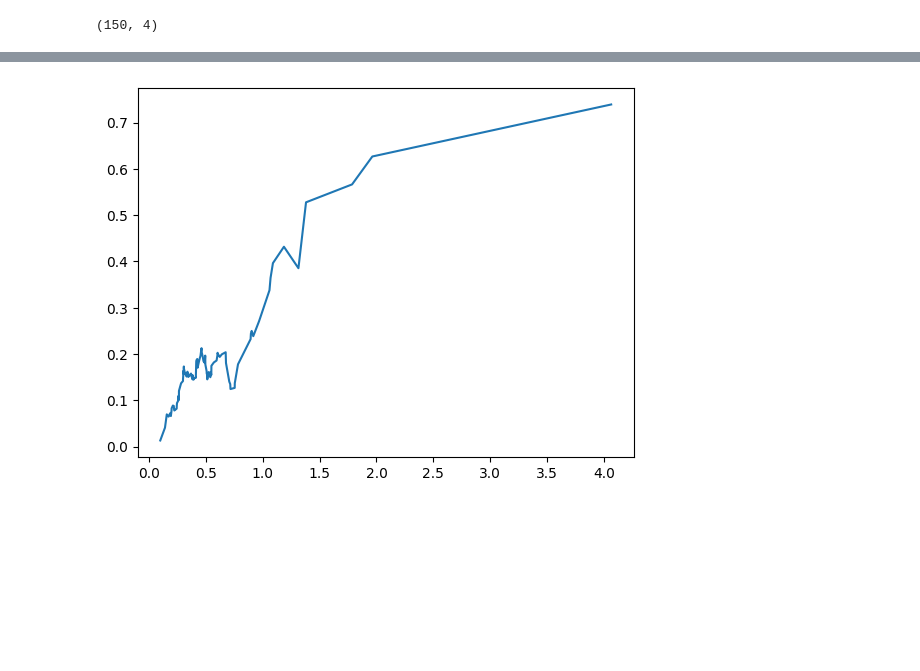
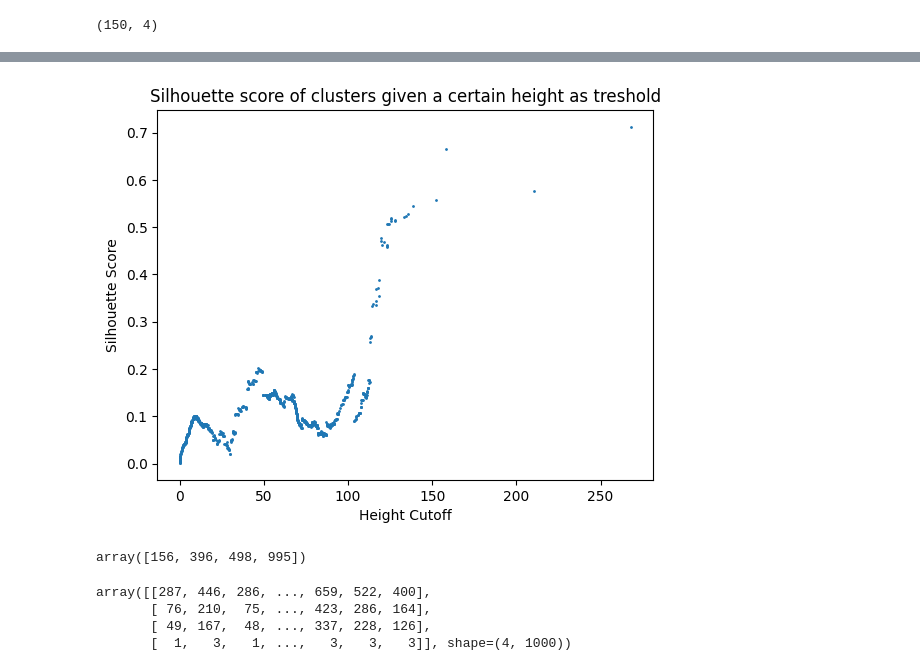
Before and after one commit to GeorgSommerer/bsc_thesis_pGRiNS, a Jupyter notebook: pgrins_cluster_explore.ipynb, the cells around one changed output, grey strips where cells are left out. Cells and saved outputs as stored; diff of their text form; code cells hidden in the pictures; blank space fills up the shorter version.

Commit message:
Current status: missingness filter is working, param narrowing done via clustering (abandoned from now on)

```diff
--- a/pgrins_cluster_explore.ipynb
+++ b/pgrins_cluster_explore.ipynb
@@ -31,4 +159,8 @@ dist_matrix = sparse.csc_matrix(squareform(dist)) # Shape: no. cells (init_conds
 # Zsquare = squareform(Z) which one is faster?
+# %%
+dist = pdist(grins_matrix)
+# %%
+dist_matrix = squareform(dist)
 # %%
 # Average linkage clustering (also done in paper)
 Z = average(dist)
@@ -85,11 +217,23 @@ plt.show()
+# %%
+no_processes = 10
+from multiprocessing import Pool
+def calc_silhouette_score(clustering):
+    global dist_matrix
+    #unique, counts = np.unique(clustering, return_counts=True)
+    return silhouette_score(dist_matrix,clustering)#/counts
 # %%
 # Calculate the silhouette scores:
-sil_scores = []
-for i in range(clusterings.shape[0]):
-
-    sil_scores.append(silhouette_score(dist_matrix,clusterings[i]))
+#for i in tqdm(range(clusterings.shape[0])):
+with Pool(processes=no_processes) as pool:
+    sil_scores = pool.map(calc_silhouette_score,clusterings)
+pool.close()
 # %%
-plt.plot(heights,sil_scores)
+fig, ax = plt.subplots()
+ax.scatter(heights,sil_scores,s=1)
+ax.set_title("Silhouette score of clusters given a certain height as treshold")
+ax.set_ylabel("Silhouette Score")
+ax.set_xlabel("Height Cutoff")
+fig.savefig("Test.png")
 plt.show()
 # %% [output]
-[figure, old version]
+[figure, new version]
@@ -96,3 +244,7 @@ plt.show()
+# %%
+peaks
+# %% [output]
+array([156, 396, 498, 995])
 # %%
 # Get the best clusterings
 top_sils = 10
@@ -100,2 +252,9 @@ best_clusterings = clusterings[np.argsort(sil_scores)[::-1][:top_sils],:][:3]
+# %%
+best_clusterings
+# %% [output]
+array([[287, 446, 286, ..., 659, 522, 400],
+       [ 76, 210,  75, ..., 423, 286, 164],
+       [ 49, 167,  48, ..., 337, 228, 126],
+       [  1,   3,   1, ...,   3,   3,   3]], shape=(4, 1000))
 # %%
 # Get the cluster that is the closest to the control mean in some way:
```
Also changed, not shown: parts of 55 cells of this notebook, 22 other files.
